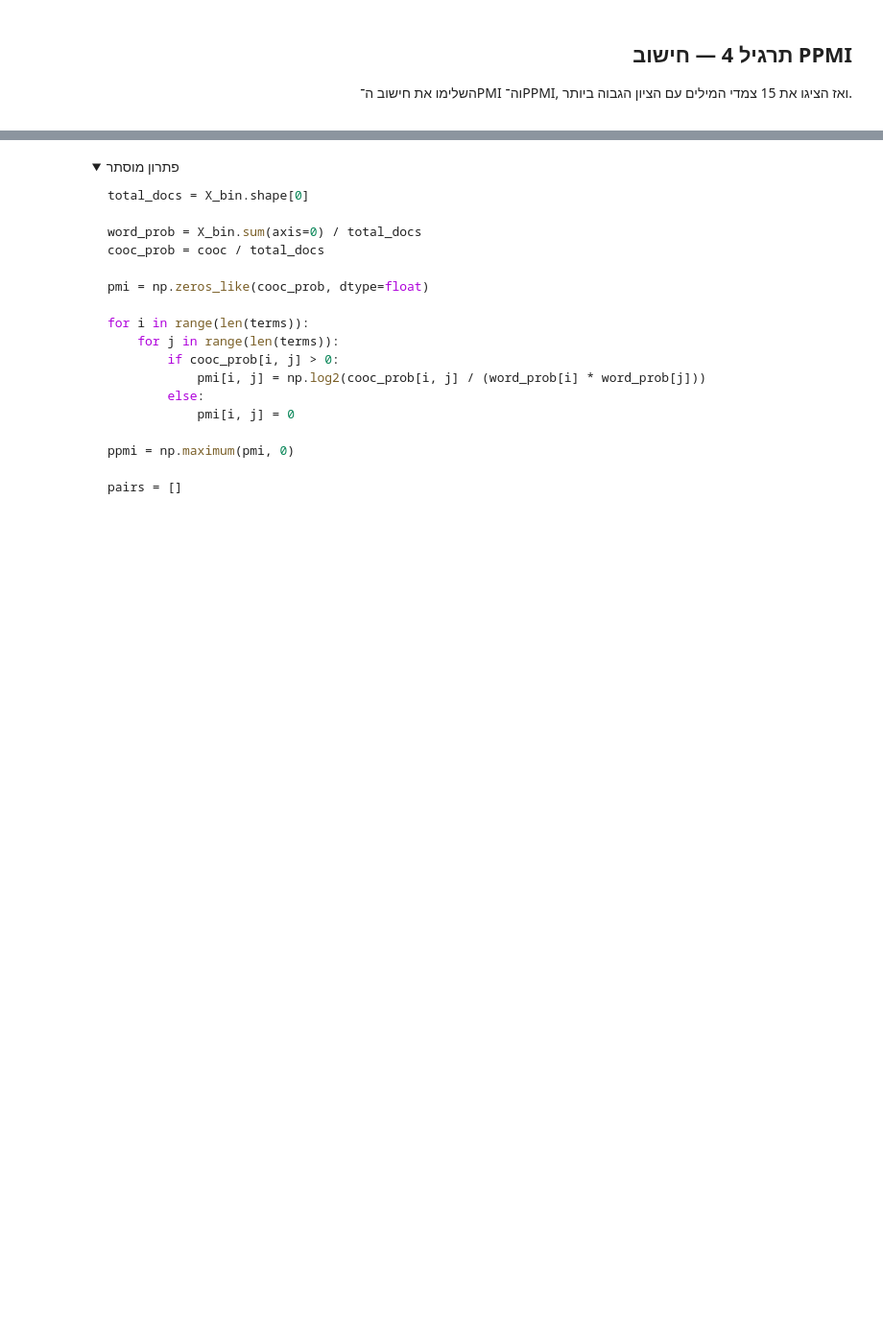
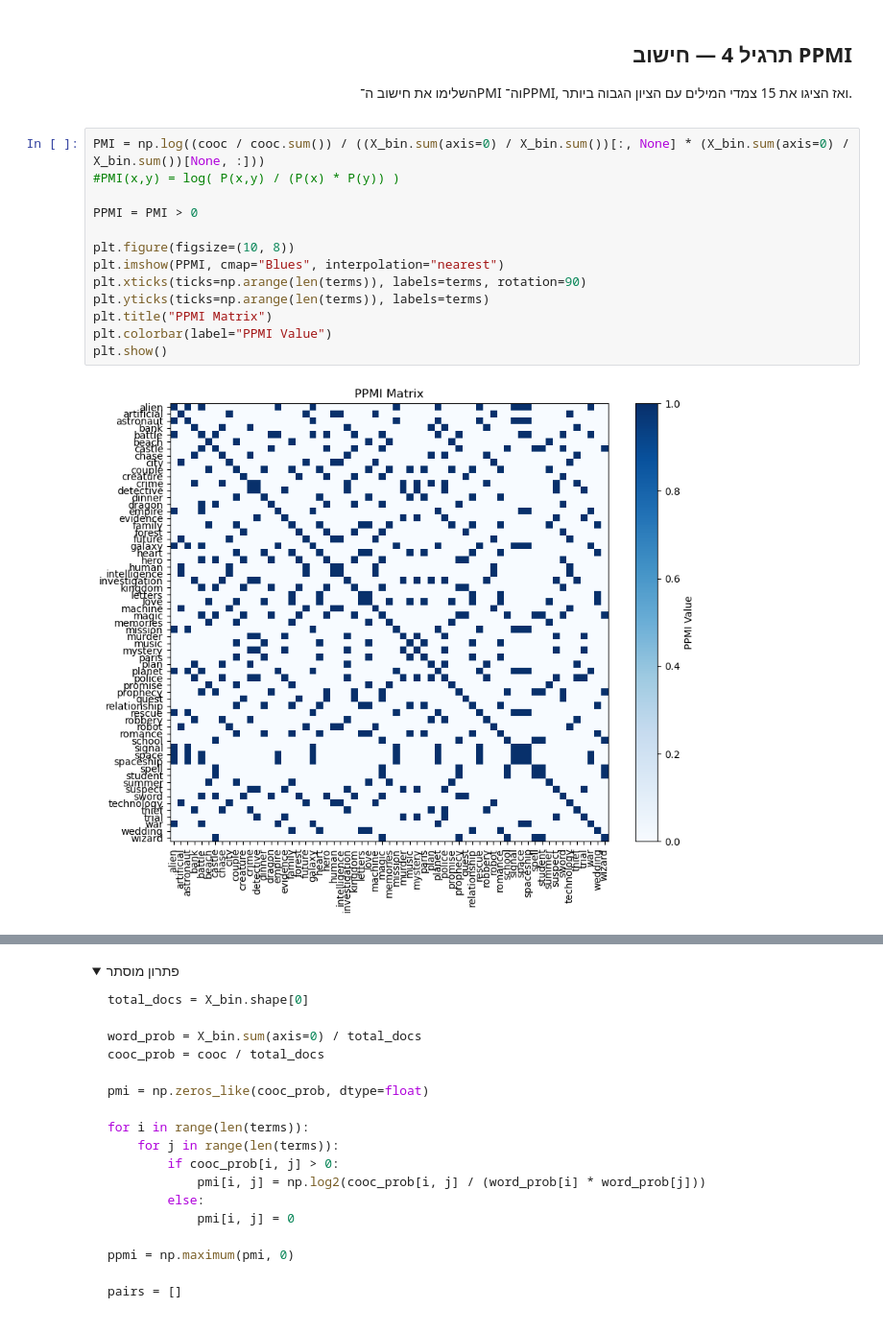
Before and after one commit to spacentime/he-ai-engineer-course, a Jupyter notebook: src/practice09/class9.ipynb, the cells around one changed output, grey strips where cells are left out. Shown at 96% size. Cells and saved outputs as stored; diff of their text form; folded sections open; blank space fills up the shorter version.

```diff
--- a/src/practice09/class9.ipynb
+++ b/src/practice09/class9.ipynb
@@ -266,5 +338,20 @@ cooc_df.head()
 השלימו את חישוב ה־PMI וה־PPMI, ואז הציגו את 15 צמדי המילים עם הציון הגבוה ביותר.
 
 </div>
+# %%
+PMI = np.log((cooc / cooc.sum()) / ((X_bin.sum(axis=0) / X_bin.sum())[:, None] * (X_bin.sum(axis=0) / X_bin.sum())[None, :]))
+#PMI(x,y) = log( P(x,y) / (P(x) * P(y)) )
+
+PPMI = PMI > 0
+
+plt.figure(figsize=(10, 8))
+plt.imshow(PPMI, cmap="Blues", interpolation="nearest")
+plt.xticks(ticks=np.arange(len(terms)), labels=terms, rotation=90)
+plt.yticks(ticks=np.arange(len(terms)), labels=terms)
+plt.title("PPMI Matrix")
+plt.colorbar(label="PPMI Value")
+plt.show()
+# %% [output]
+[figure, added]
 # %%
 # TODO:
```
Also changed, not shown: parts of 16 cells of this notebook.
